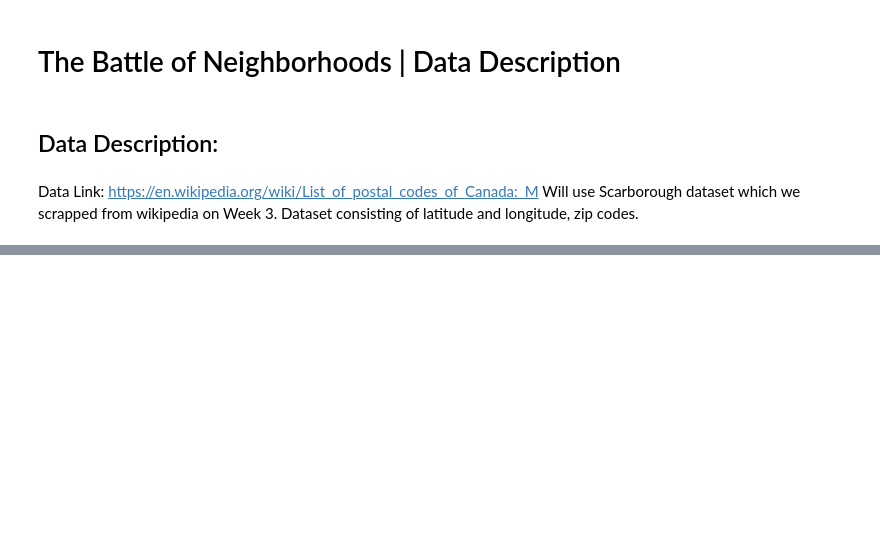
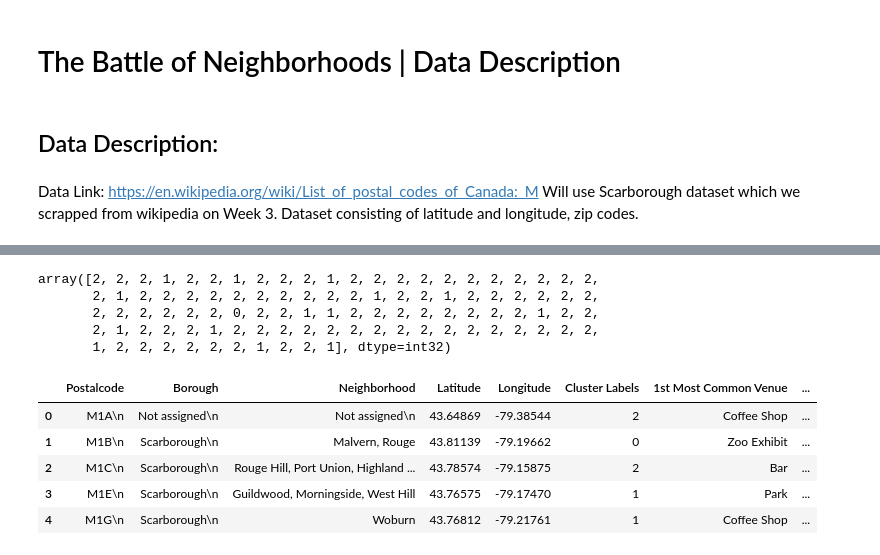
Before and after one commit to svkasiviswanath/Coursera_Capstone2, a Jupyter notebook: Coursera_Capstone.ipynb, the cells around one changed output, grey strips where cells are left out. Cells and saved outputs as stored; diff of their text form; code cells hidden in the pictures; blank space fills up the shorter version.

```diff
--- a/Coursera_Capstone.ipynb
+++ b/Coursera_Capstone.ipynb
@@ -49,0 +333,4 @@ Will use Scarborough dataset which we scrapped from wikipedia on Week 3. Dataset
+# %%
+filtered_columns = ['venue.name', 'venue.categories', 'venue.location.lat', 'venue.location.lng']
+nearby_venues =nearby_venues.loc[:, filtered_columns]
+nearby_venues.head()
@@ -49,0 +494,26 @@ Will use Scarborough dataset which we scrapped from wikipedia on Week 3. Dataset
+# %%
+def return_most_common_venues(row, num_top_venues):
+    row_categories = row.iloc[1:]
+    row_categories_sorted = row_categories.sort_values(ascending=False)
+
+    return row_categories_sorted.index.values[0:num_top_venues]
+# %%
+import numpy as np
+num_top_venues = 10
+
+indicators = ['st', 'nd', 'rd']
+
+columns = ['Neighborhood']
+for ind in np.arange(num_top_venues):
+    try:
+        columns.append('{}{} Most Common Venue'.format(ind+1, indicators[ind]))
+    except:
+        columns.append('{}th Most Common Venue'.format(ind+1))
+
+neighborhoods_venues_sorted = pd.DataFrame(columns=columns)
+neighborhoods_venues_sorted['Neighborhood'] = Scarborough_grouped['Neighborhood']
+
+for ind in np.arange(Scarborough_grouped.shape[0]):
+    neighborhoods_venues_sorted.iloc[ind, 1:] = return_most_common_venues(Scarborough_grouped.iloc[ind, :], num_top_venues)
+
+neighborhoods_venues_sorted.head()
@@ -49,0 +527,26 @@ Will use Scarborough dataset which we scrapped from wikipedia on Week 3. Dataset
+# %%
+Scarborough_grouped_clustering = Scarborough_grouped.drop('Neighborhood', 1)
+kmeans = KMeans(n_clusters=3, random_state=0).fit(Scarborough_grouped_clustering)
+kmeans.labels_
+# %% [output]
+array([2, 2, 2, 1, 2, 2, 1, 2, 2, 2, 1, 2, 2, 2, 2, 2, 2, 2, 2, 2, 2, 2,
+       2, 1, 2, 2, 2, 2, 2, 2, 2, 2, 2, 2, 1, 2, 2, 1, 2, 2, 2, 2, 2, 2,
+       2, 2, 2, 2, 2, 2, 0, 2, 2, 1, 1, 2, 2, 2, 2, 2, 2, 2, 2, 1, 2, 2,
+       2, 1, 2, 2, 2, 1, 2, 2, 2, 2, 2, 2, 2, 2, 2, 2, 2, 2, 2, 2, 2, 2,
+       1, 2, 2, 2, 2, 2, 2, 1, 2, 2, 1], dtype=int32)
+# %%
+neighborhoods_venues_sorted.insert(0, 'Cluster Labels', kmeans.labels_)
+
+Scarborough_merged =df_2.iloc[:16,:]
+
+
+Scarborough_merged = Scarborough_merged.join(neighborhoods_venues_sorted.set_index('Neighborhood'), on='Neighborhood')
+
+Scarborough_merged.head()
+# %% [output]
+|  | Postalcode | Borough | Neighborhood | Latitude | Longitude | Cluster Labels | 1st Most Common Venue | ... |
+| 0 | M1A\n | Not assigned\n | Not assigned\n | 43.64869 | -79.38544 | 2 | Coffee Shop | ... |
+| 1 | M1B\n | Scarborough\n | Malvern, Rouge | 43.81139 | -79.19662 | 0 | Zoo Exhibit | ... |
+| 2 | M1C\n | Scarborough\n | Rouge Hill, Port Union, Highland ... | 43.78574 | -79.15875 | 2 | Bar | ... |
+| 3 | M1E\n | Scarborough\n | Guildwood, Morningside, West Hill | 43.76575 | -79.17470 | 1 | Park | ... |
+| 4 | M1G\n | Scarborough\n | Woburn | 43.76812 | -79.21761 | 1 | Coffee Shop | ... |
```
Also changed, not shown: parts of 45 cells of this notebook.
